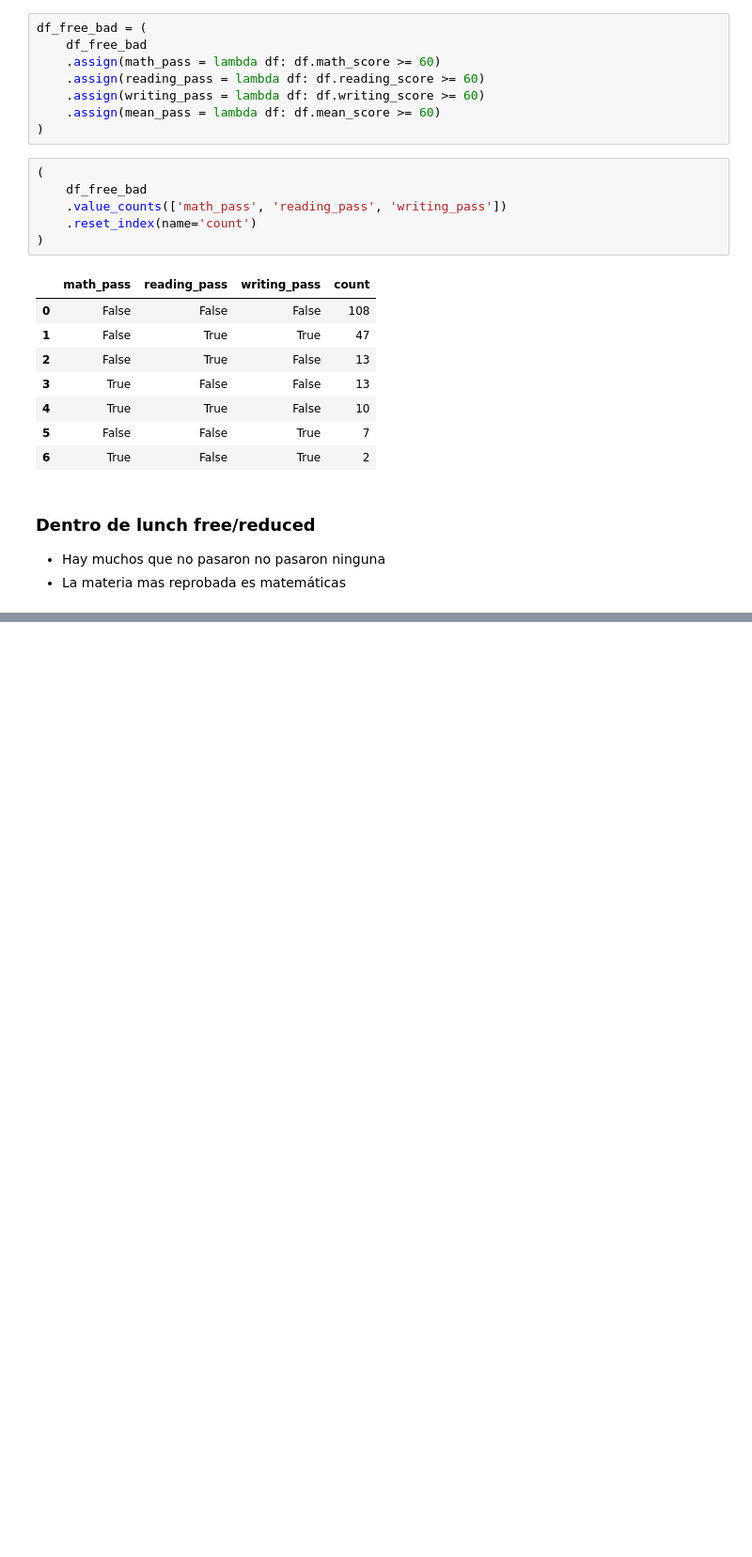
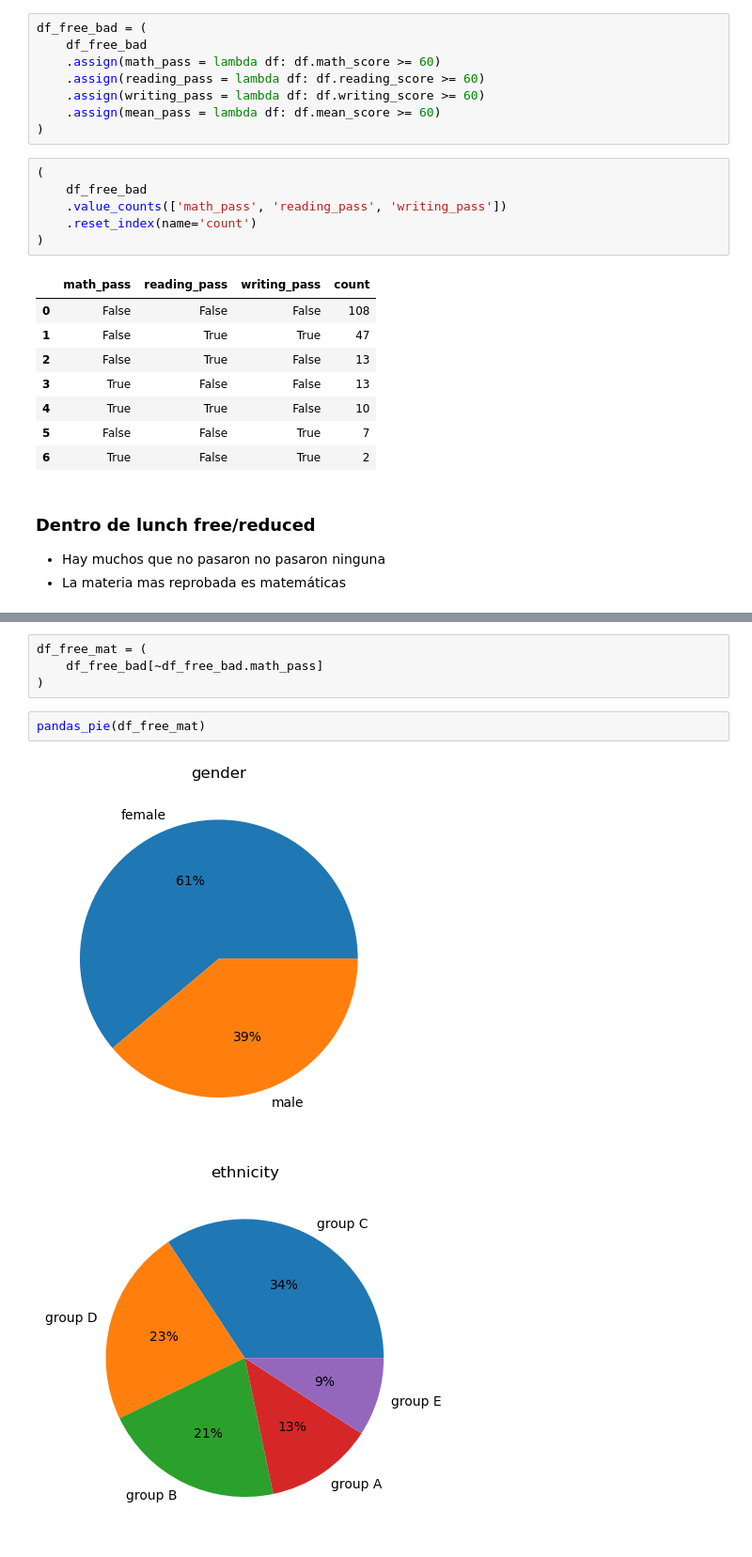
Before and after one commit to MarioChvx/ciencia_de_datos_PAMBAZO, a Jupyter notebook: proyectos/unidad1/proyecto_eda/nueva_expo.ipynb, the cells around one changed output, grey strips where cells are left out. Shown at 94% size. Drawn from its saved outputs; the diff is of its cells as text; blank space fills up the shorter version.

```diff
--- a/proyectos/unidad1/proyecto_eda/nueva_expo.ipynb
+++ b/proyectos/unidad1/proyecto_eda/nueva_expo.ipynb
@@ -189,0 +215,9 @@ df_free_bad = (
+# %%
+df_free_mat = (
+    df_free_bad[~df_free_bad.math_pass]
+)
+# %%
+pandas_pie(df_free_mat)
+# %% [output]
+[figure, added]
+[figure, added]
```
Also changed, not shown: parts of 6 cells of this notebook.
